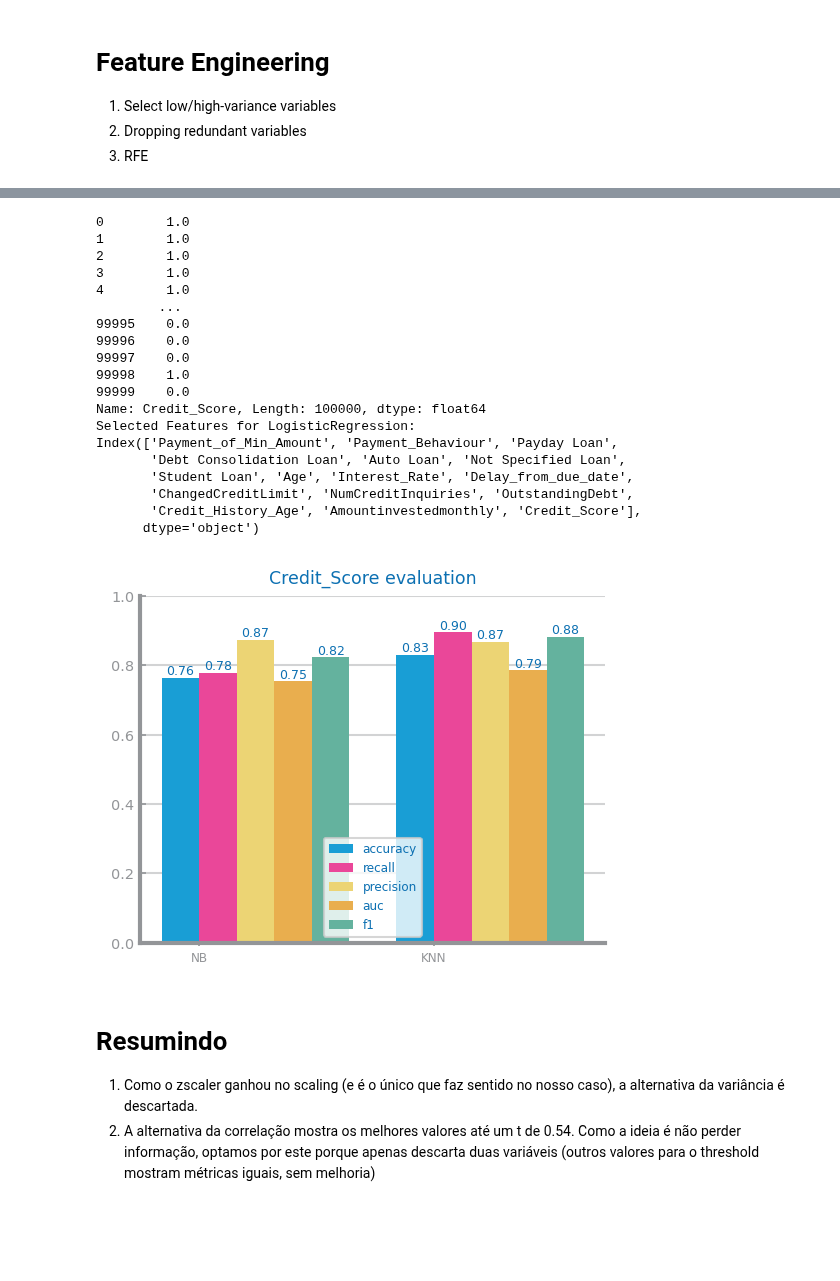
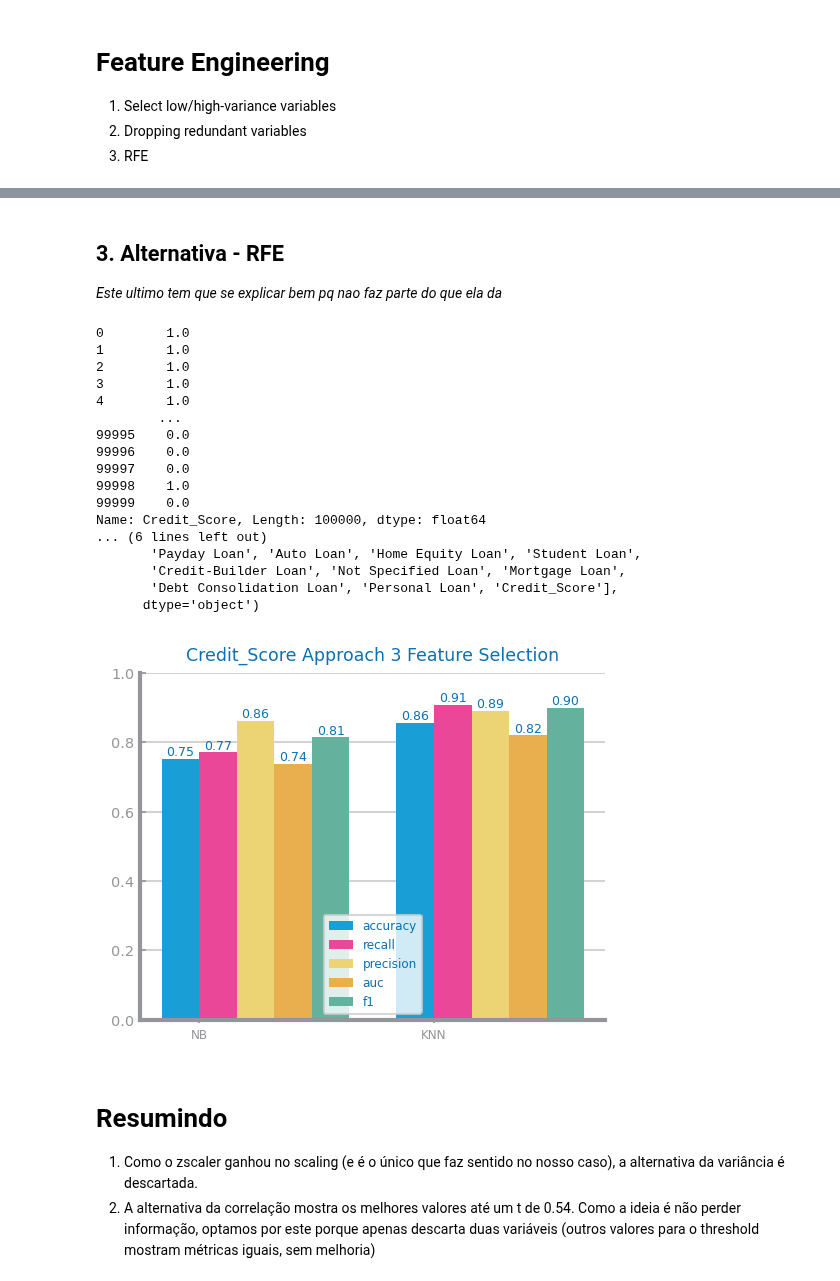
Before and after one commit to franciscoAbreuTecnico/Data-Science-IST, a Jupyter notebook: dataset_services/rubene/feature_engineering.ipynb, the cells around one changed output, grey strips where cells are left out. Drawn from its saved outputs; the diff is of its cells as text; code cells hidden in the pictures; blank space fills up the shorter version.

```diff
--- a/dataset_services/rubene/feature_engineering.ipynb
+++ b/dataset_services/rubene/feature_engineering.ipynb
@@ -16,11 +16,11 @@ from matplotlib.pyplot import savefig, figure
 ## tratar da primeira coluna nos notebooks anteriores
 winning_alternative_scaling = 2
 folder = "feat_eng_csvs"
-filename = f'../data_preparation_csvs/scaling_csvs/data_scaled_minmax_alt2.csv'
+filename = f'../data_preparation_csvs/scaling_csvs/data_scaling_alt1_zscore.csv'
 data_scaling: pd.DataFrame = pd.read_csv(filename, sep=',', decimal='.', na_values='')
 print(f"Dataset nr records={data_scaling.shape[0]}", f"nr variables={data_scaling.shape[1]}")
-filename_prefix = "../data_preparation_csvs/feat_eng_csvs/feature_eng_"
+filename_prefix = "../data_preparation_csvs/feat_eng_csvs/data_feat_select_"
 
-train = pd.read_csv('../data_preparation_csvs/scaling_csvs/train_data_scaled_minmax_alt2.csv')
-test = pd.read_csv('../data_preparation_csvs/scaling_csvs/test_data_scaled_minmax_alt2.csv')
+train = pd.read_csv('../data_preparation_csvs/scaling_csvs/train_data_scaling_alt1_zscore.csv')
+test = pd.read_csv('../data_preparation_csvs/scaling_csvs/test_data_scaling_alt1_zscore.csv')
 # %% [output]
@@ -28,23 +28,22 @@ FileNotFoundError: [Errno 2] No such file or directory: '../data_preparation_csv
 # %%
 # Save to file
-def save(df, name):
-    df.to_csv(f'{filename_prefix}{name}_data.csv', index=False)
+def save(df, name, file_tag):
+    df.to_csv(f'{filename_prefix}{name}.csv', index=False)
 
     ## Separate into Train and Test and save in different files
     train_data, test_data = train_test_split(df, test_size=0.2, random_state=42)
 
     ## Save the training and testing sets to CSV files
-    train_data.to_csv(f'../data_preparation_csvs/{folder}/train_data_mv_{name}.csv', index=False)
-    test_data.to_csv(f'../data_preparation_csvs/{folder}/test_data_mv_{name}.csv', index=False)
+    train_data.to_csv(f'../data_preparation_csvs/{folder}/train_data_feat_select_{name}.csv', index=False)
+    test_data.to_csv(f'../data_preparation_csvs/{folder}/test_data_feat_select_{name}.csv', index=False)
 
     ## Evaluate Approach
-    file_tag = "Credit_Score"
     target = "Credit_Score"
 
     figure()
     eval: dict[str, list] = dslabs.evaluate_approach(train_data, test_data, target=target, metric="recall")
     dslabs.plot_multibar_chart(
-        ["NB", "KNN"], eval, title=f"{file_tag} evaluation", percentage=True
+        ["NB", "KNN"], eval, title=f"{file_tag}", percentage=True
     )
-    savefig(f"../data_preparation_images/feat_eng_result/data_mv_{name}_eval.png")
+    savefig(f"../data_preparation_images/feat_eng_result/data_mv_{name}.png")
     show()
@@ -120,3 +165,6 @@ show()
+# %% [markdown]
+## 3. Alternativa - RFE
+*Este ultimo tem que se explicar bem pq nao faz parte do que ela da*
 # %%
 from sklearn.ensemble import RandomForestClassifier, GradientBoostingClassifier
 from sklearn.linear_model import LogisticRegression
@@ -129,6 +177,7 @@ import pandas as pd
 
 # Replace these with your actual data and target column
 target = 'Credit_Score'  # Your target column name
+file_tag = "Credit_Score Approach 3 Feature Selection"
 
 X = data_scaling.copy()
 print(X["Credit_Score"])
@@ -139,42 +188,40 @@ y = data_scaling[target]
 # List of models to test
 models = [
     LogisticRegression()                                       # GANHA ESTE
    # RandomForestClassifier(),
     #GradientBoostingClassifier()
 ]
 
 # Iterate through each model and perform RFE
 for model in models:
     model_name = model.__class__.__name__
-    rfe = RFE(model)  # Adjust the number of features as needed
+    rfe = RFE(model, n_features_to_select=26)  # Adjust the number of features as needed
     rfe.fit(X, y)
     selected_features = X.columns[rfe.support_]
     vars2drop = X.columns[~rfe.support_]
     print(f"Selected Features for {model_name}:")
     print(selected_features)
     print("\n")
-    save(data_scaling[selected_features], "alt3_half")
+    save(data_scaling[selected_features], "alt3_RFE", file_tag)
 # %% [output]
 0        1.0
 1        1.0
 2        1.0
 3        1.0
 4        1.0
         ...
 99995    0.0
 99996    0.0
 99997    0.0
 99998    1.0
 99999    0.0
 Name: Credit_Score, Length: 100000, dtype: float64
-Selected Features for LogisticRegression:
-Index(['Payment_of_Min_Amount', 'Payment_Behaviour', 'Payday Loan',
-       'Debt Consolidation Loan', 'Auto Loan', 'Not Specified Loan',
-       'Student Loan', 'Age', 'Interest_Rate', 'Delay_from_due_date',
-       'ChangedCreditLimit', 'NumCreditInquiries', 'OutstandingDebt',
-       'Credit_History_Age', 'Amountinvestedmonthly', 'Credit_Score'],
+... (6 lines left out)
+       'Payday Loan', 'Auto Loan', 'Home Equity Loan', 'Student Loan',
+       'Credit-Builder Loan', 'Not Specified Loan', 'Mortgage Loan',
+       'Debt Consolidation Loan', 'Personal Loan', 'Credit_Score'],
       dtype='object')
-[figure, old version]
+[figure, new version]
 # %% [markdown]
 # Resumindo
 
```
Also changed, not shown: parts of 10 cells of this notebook, 56 other files.
